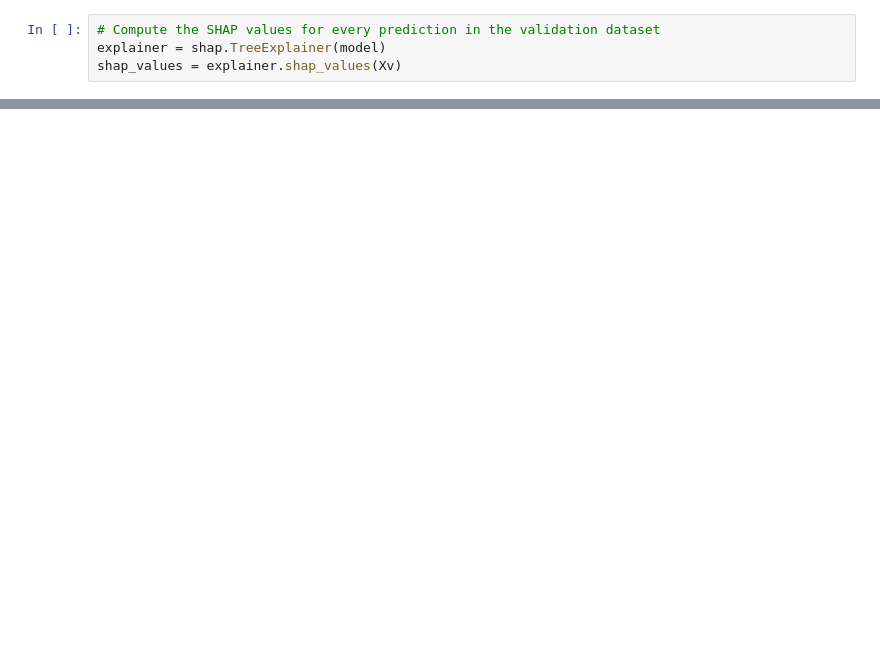
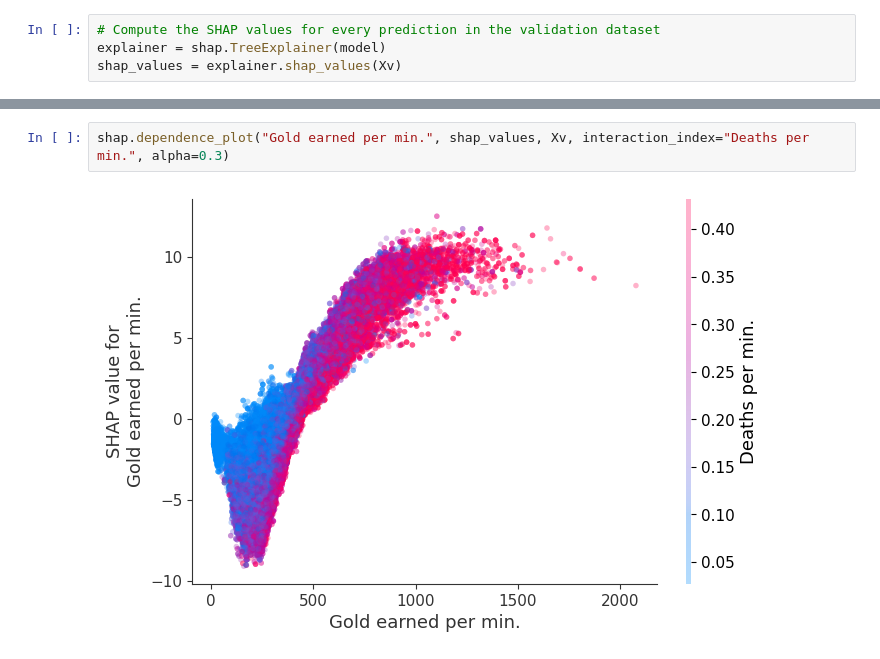
Before and after one commit to charles8ff/AB_CIC, a Jupyter notebook: code_demo.ipynb, the cells around one changed output, grey strips where cells are left out. Cells and saved outputs as stored; diff of their text form; blank space fills up the shorter version.

```diff
--- a/code_demo.ipynb
+++ b/code_demo.ipynb
@@ -145,0 +197,4 @@ ImportError: matplotlib is not installed so plotting is not available! Run `pip
+# %%
+shap.dependence_plot("Gold earned per min.", shap_values, Xv, interaction_index="Deaths per min.", alpha=0.3)
+# %% [output]
+[figure, added]
```
Also changed, not shown: parts of 17 cells of this notebook, 1 other file.
